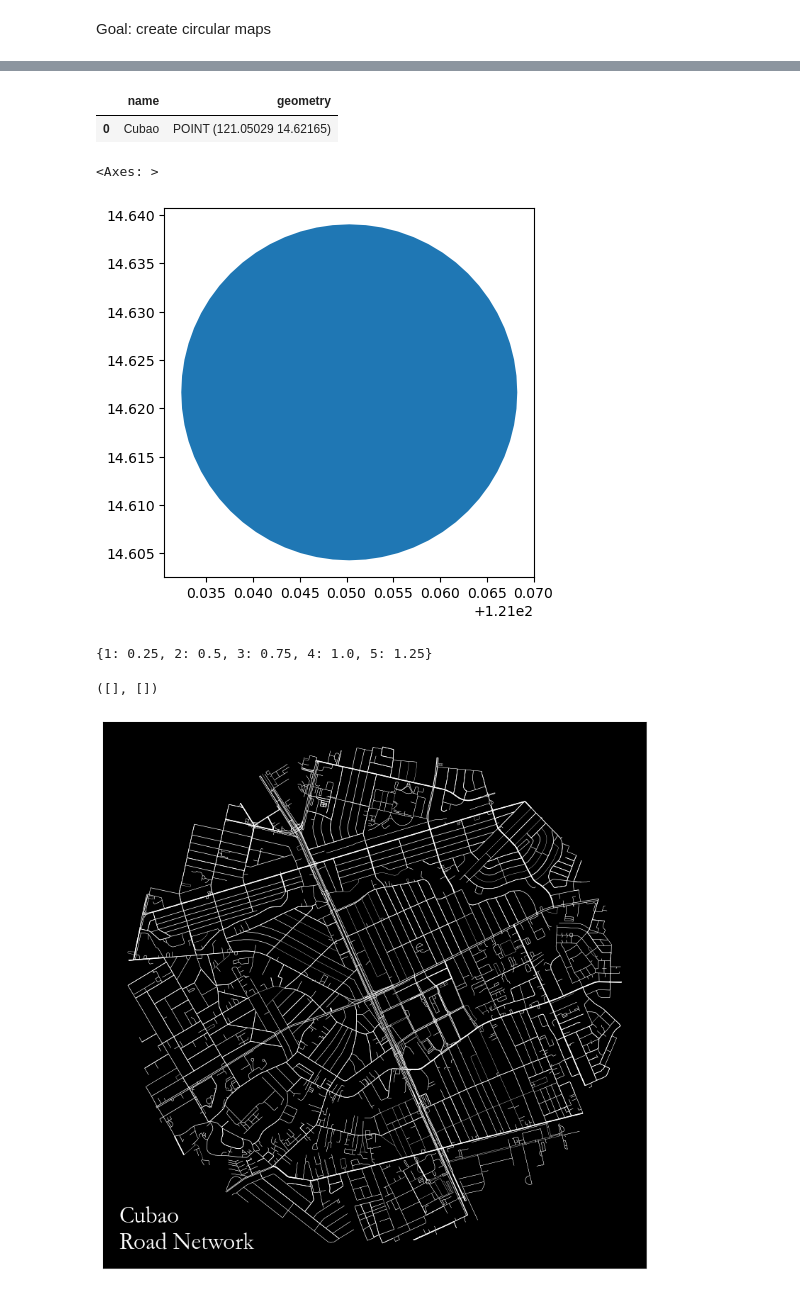
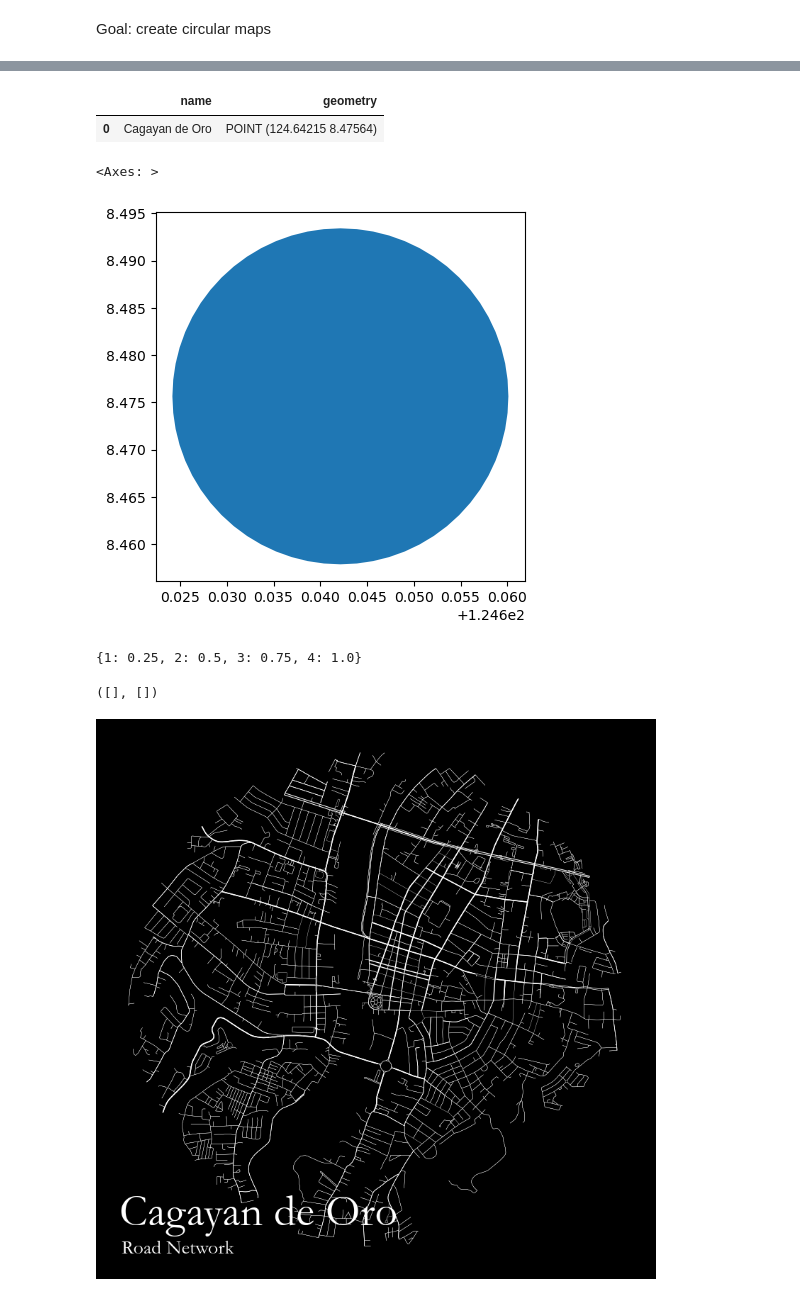
Before and after one commit to Automating-GIS-processes-II-2023/final-assignment-jeromemaiquez, a Jupyter notebook: osm_street_circle.ipynb, the cells around one changed output, grey strips where cells are left out. Drawn from its saved outputs; the diff is of its cells as text; code cells hidden in the pictures.

Commit message:
Tweaks to plotting function

```diff
--- a/osm_street_circle.ipynb
+++ b/osm_street_circle.ipynb
@@ -23,0 +17,7 @@ place
+# %%
+# Set name for Nominatim query
+query = "Cagayan de Oro"
+# %%
+# Geocode point from place name
+place = ox.geocode(query)
+place
@@ -23,0 +26,4 @@ place
+# %%
+# Parse place name out of query (if necessary)
+place_name = query.split(", ")[0] if "," in query else query
+place_name
@@ -37,7 +45,7 @@ buffer = gpd.GeoDataFrame(
 buffer.head()
 # %% [output]
 |  | name | geometry |
-| 0 | Cubao | POINT (121.05029 14.62165) |
+| 0 | Cagayan de Oro | POINT (124.64215 8.47564) |
 # %%
 # Set buffer distance in meters
 buffer_dist=2_000
@@ -54,7 +62,7 @@ buffer = buffer.to_crs("EPSG:4326")
 buffer.plot()
 # %% [output]
 <Axes: >
-[figure, old version]
+[figure, new version]
 # %%
 # Get road network within buffer
 graph = ox.graph_from_polygon(buffer.geometry[0])
@@ -77,13 +85,15 @@ streets["lanes"] = streets["lanes"].apply(
 # Convert lanes column to type int
 streets["lanes"] = streets["lanes"].astype(int)
 # %%
+# Get min and max number of lanes
 min_lanes = streets["lanes"].min()
 max_lanes = streets["lanes"].max()
 
+# Assign line width per number of lanes
 linewidths = {lane: lane * 0.25 for lane in range(min_lanes, max_lanes + 1)}
 linewidths
 # %% [output]
-{1: 0.25, 2: 0.5, 3: 0.75, 4: 1.0, 5: 1.25}
+{1: 0.25, 2: 0.5, 3: 0.75, 4: 1.0}
 # %%
 # Create figure and axis
 fig, ax = plt.subplots(figsize=(10,10))
@@ -101,43 +111,80 @@ for lane, data in streets.groupby("lanes"):
 # Set axis properties
 ax.set_facecolor("black")
 ax.set_title(
-    f"{place_name}\nRoad Network",
+    # f"{place_name}\nRoad Network",
+    place_name,
     loc="left",
     color="white",
 
-    fontsize=24.0,
+    fontsize=45.0,
     fontfamily="Garamond",
     fontstretch="expanded",
 
-    y=0.03, # 5% of figure height (from bottom)
+    y=0.08, # 5% of figure height (from bottom)
     x=0.03, # 95% of figure width (from left)
     pad=3.0
 )
+ax.text(
+    x=minx-50,
+    y=miny-50,
+    s="Road Network",
+    color="white",
+    fontsize=20.0,
+    fontfamily="Garamond",
+    fontstretch="expanded"
+)
+
+fig.set_facecolor("black")
+fig.set_edgecolor("black")
+
+# fig.suptitle(
+#     f"Road Network",
+#     ha="left",
+#     color="white",
+
+#     fontsize=24.0,
+#     fontfamily="Garamond",
+#     fontstretch="expanded",
+
+#     y=0.03, # 5% of figure height (from bottom)
+#     x=0.03, # 95% of figure width (from left)
+#     # pad=3.0
+# )
+
+# Get bounding box of buffer circle...
+minx, miny, maxx, maxy = buffer.to_crs("EPSG:3857").total_bounds
+
+# ...to set x- and y-limits of axes (to ensure it is a square)
+ax.set_xlim(left=minx - 200, right=maxx + 200)
+ax.set_ylim(bottom=miny - 200, top=maxy + 200)
 
 # # Set legend properties
 # legend = ax.legend(
 #     title="Number of lanes",
 #     prop={"family":"Garamond"},
 #     title_fontproperties={
 #         "family":"Garamond",
 #         "size": 14.0
 #     },
 #     loc=(0.05, 0.70),
 #     facecolor="black",
 #     labelcolor="white",
 
 #     frameon=False,
 #     reverse=True,
 #     alignment="left",
 
 #     borderpad=1.0,
 #     labelspacing=0.75
 # )
 # plt.setp(legend.get_title(), color="white")
 
 # Remove axis labels for photo finish
 plt.xticks([])
 plt.yticks([])
+
+# # Remove margins?
+# plt.tight_layout(pad=7)
 # %% [output]
 ([], [])
-[figure, old version]
+[figure, new version]
```
Also changed, not shown: parts of 4 cells of this notebook.
